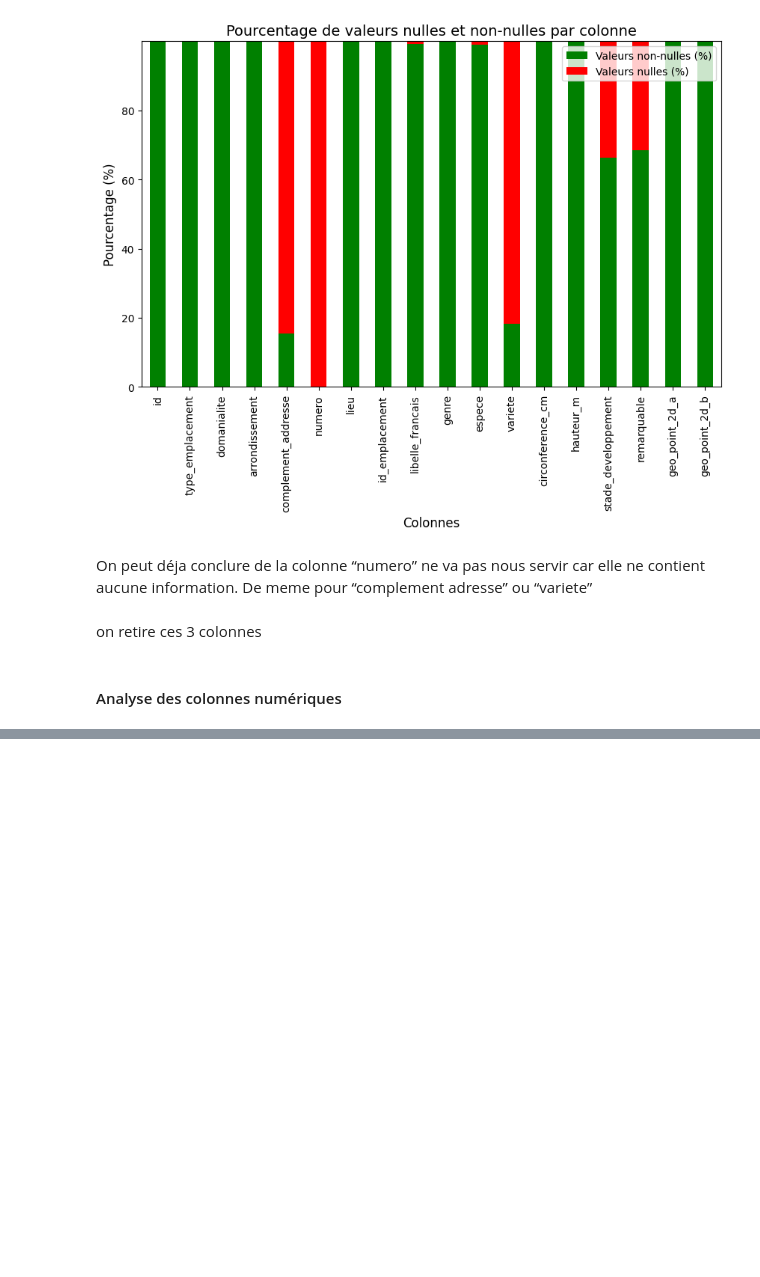
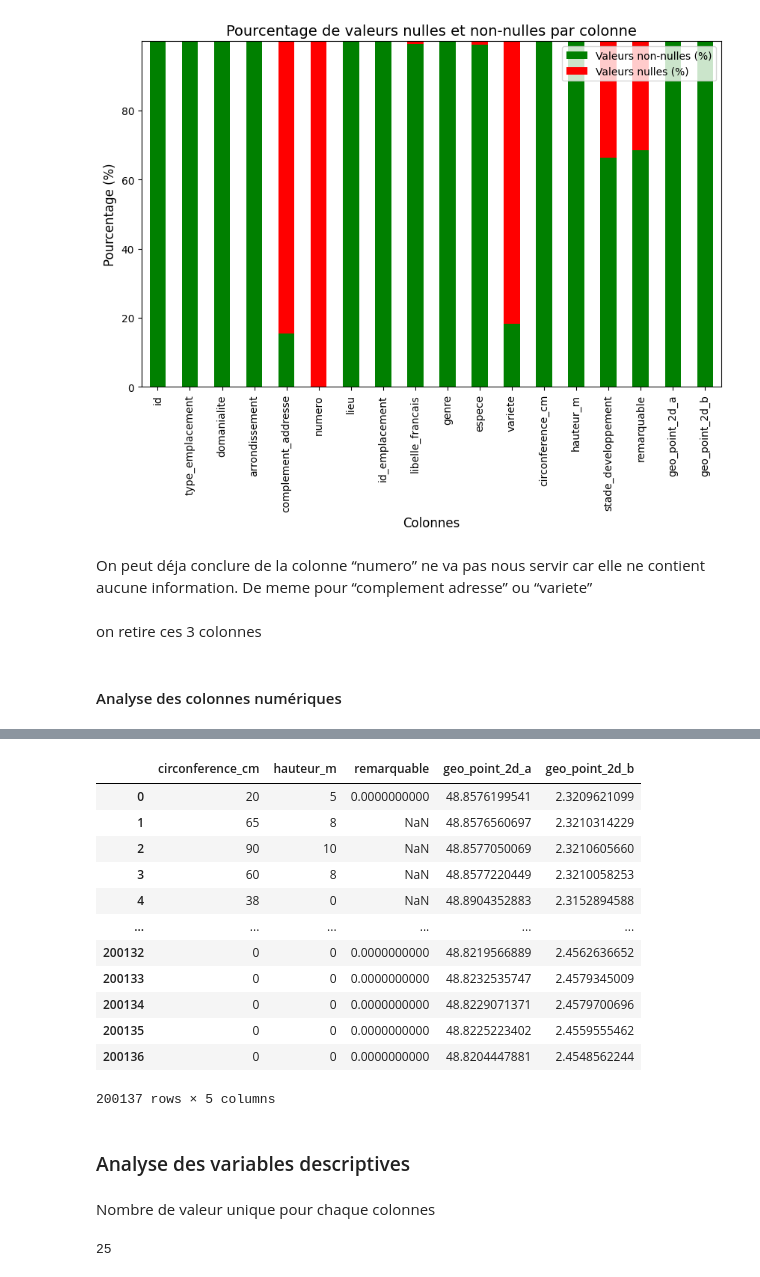
Before and after one commit to theotrc/OPC_PARIS_PROJ1, a Jupyter notebook: analysis.ipynb, the cells around one changed output, grey strips where cells are left out. Saved outputs shown, nothing was run; the diff lists cells and outputs as text; code cells hidden in the pictures; blank space fills up the shorter version.

```diff
--- a/analysis.ipynb
+++ b/analysis.ipynb
@@ -180,2 +107,2 @@ except:
 # %%
-df.drop(columns=["numero"], inplace=True)
+df_number.drop(columns=["id"], inplace=True)
@@ -197,0 +109,18 @@ df[null_col]
+# %%
+df_number
+# %% [output]
+|  | circonference_cm | hauteur_m | remarquable | geo_point_2d_a | geo_point_2d_b |
+| 0 | 20 | 5 | 0.0000000000 | 48.8576199541 | 2.3209621099 |
+| 1 | 65 | 8 | NaN | 48.8576560697 | 2.3210314229 |
+| 2 | 90 | 10 | NaN | 48.8577050069 | 2.3210605660 |
+| 3 | 60 | 8 | NaN | 48.8577220449 | 2.3210058253 |
+| 4 | 38 | 0 | NaN | 48.8904352883 | 2.3152894588 |
+| ... | ... | ... | ... | ... | ... |
+| 200132 | 0 | 0 | 0.0000000000 | 48.8219566889 | 2.4562636652 |
+| 200133 | 0 | 0 | 0.0000000000 | 48.8232535747 | 2.4579345009 |
+| 200134 | 0 | 0 | 0.0000000000 | 48.8229071371 | 2.4579700696 |
+| 200135 | 0 | 0 | 0.0000000000 | 48.8225223402 | 2.4559555462 |
+| 200136 | 0 | 0 | 0.0000000000 | 48.8204447881 | 2.4548562244 |
+200137 rows × 5 columns
+# %% [markdown]
+### Analyse des variables descriptives
@@ -197,0 +129,6 @@ df[null_col]
+# %% [markdown]
+Nombre de valeur unique pour chaque colonnes
+# %%
+len(df_object["arrondissement"].value_counts())
+# %% [output]
+25
```
Also changed, not shown: parts of 19 cells of this notebook.
